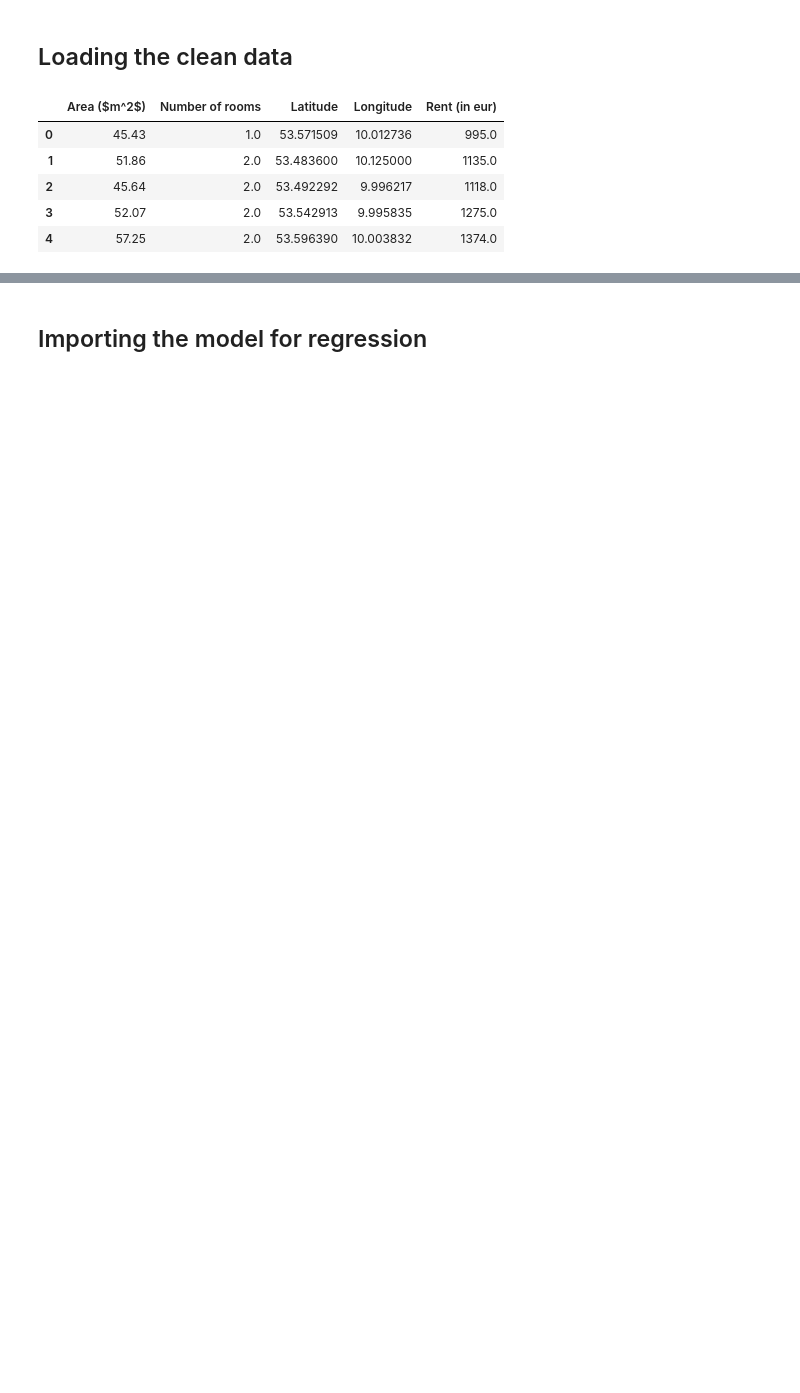
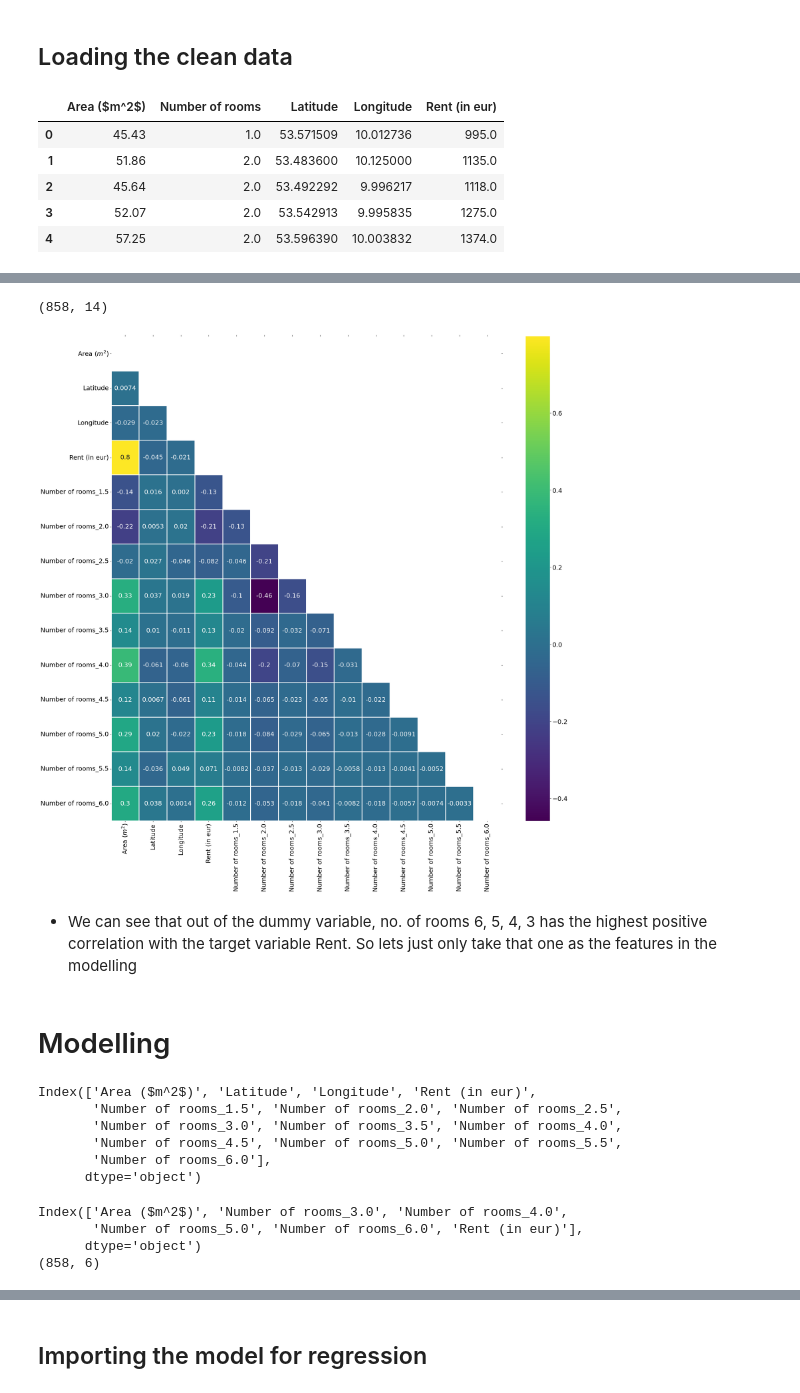
Before and after one commit to meghanad-kayanattil/Data_Science_Python_notebooks, a Jupyter notebook: Rent prediction wt linear regression-Hamburg-2022-July/Linear regression with the rent data.ipynb, the cells around one changed output, grey strips where cells are left out. Saved outputs shown, nothing was run; the diff lists cells and outputs as text; code cells hidden in the pictures; blank space fills up the shorter version.

```diff
--- a/Rent prediction wt linear regression-Hamburg-2022-July/Linear regression with the rent data.ipynb
+++ b/Rent prediction wt linear regression-Hamburg-2022-July/Linear regression with the rent data.ipynb
@@ -19,0 +88,4 @@ df.head()
+# %%
+#creating dummy variables
+df_new = pd.get_dummies(df, columns = ['Number of rooms'], drop_first=True)
+df_new.head()
@@ -19,0 +119,39 @@ df.head()
+# %%
+df_new.shape
+# %% [output]
+(858, 14)
+# %%
+#check the correlation again using new dataframe
+# correlation plot
+plt.figure(figsize=(25, 25))
+matrix = np.triu(df_new.corr())
+sns.heatmap(df_new.corr(), annot=True,
+            linewidth=.8, mask=matrix, cmap="viridis")
+plt.show();
+# %% [output]
+[figure, added]
+# %% [markdown]
+- We can see that out of the dummy variable, no. of rooms 6, 5, 4, 3 has the highest positive correlation with the target variable Rent. So lets just only take that one as the features in the modelling
+# %% [markdown]
+# Modelling
+# %%
+df_new.columns
+# %% [output]
+Index(['Area ($m^2$)', 'Latitude', 'Longitude', 'Rent (in eur)',
+       'Number of rooms_1.5', 'Number of rooms_2.0', 'Number of rooms_2.5',
+       'Number of rooms_3.0', 'Number of rooms_3.5', 'Number of rooms_4.0',
+       'Number of rooms_4.5', 'Number of rooms_5.0', 'Number of rooms_5.5',
+       'Number of rooms_6.0'],
+      dtype='object')
+# %%
+#select only the useful columns and save it as a new dataframe
+cols=['Area ($m^2$)', 'Number of rooms_3.0', 'Number of rooms_4.0',
+'Number of rooms_5.0', 'Number of rooms_6.0', 'Rent (in eur)']
+rent_df=df_new[cols]
+print(rent_df.columns)
+print(rent_df.shape)
+# %% [output]
+Index(['Area ($m^2$)', 'Number of rooms_3.0', 'Number of rooms_4.0',
+       'Number of rooms_5.0', 'Number of rooms_6.0', 'Rent (in eur)'],
+      dtype='object')
+(858, 6)
```
Also changed, not shown: parts of 44 cells of this notebook.
